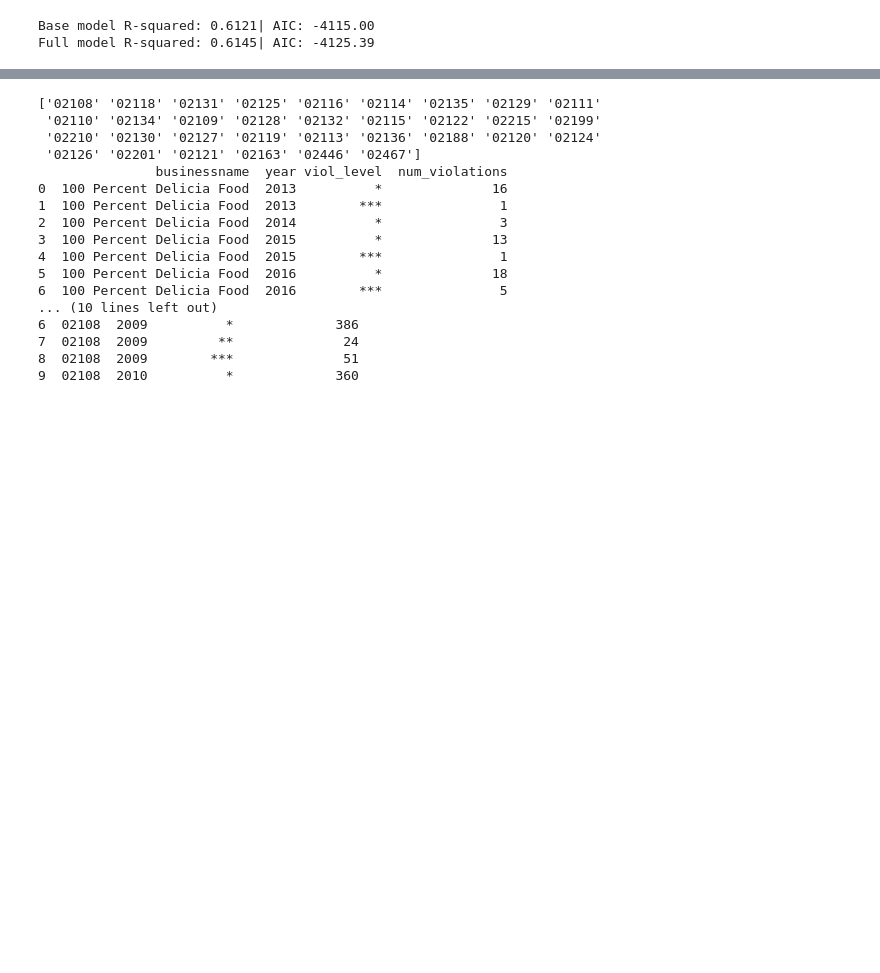
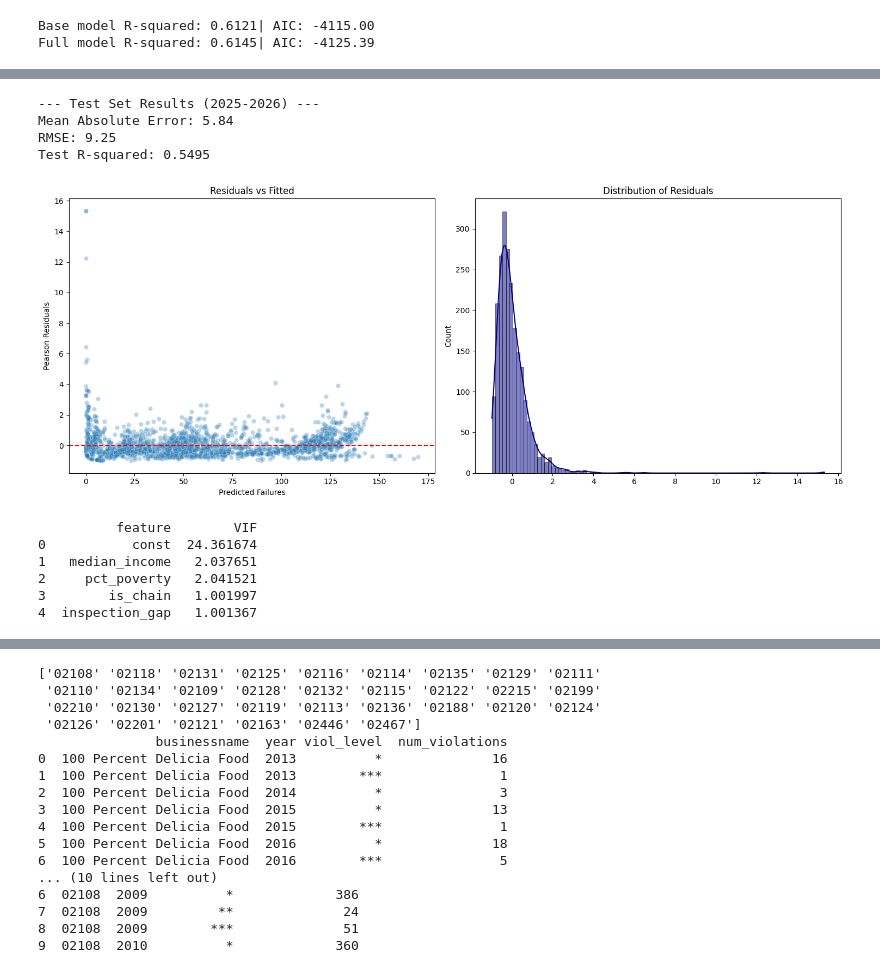
Before and after one commit to sy112-ops/YehS.ProjectDSH, a Jupyter notebook: YehS.ProjectDSH.ipynb, the cells around one changed output, grey strips where cells are left out. Saved outputs shown, nothing was run; the diff lists cells and outputs as text; code cells hidden in the pictures; blank space fills up the shorter version.

Commit message:
Modeling and validating regression assumptions. Creating predictor variables.

```diff
--- a/YehS.ProjectDSH.ipynb
+++ b/YehS.ProjectDSH.ipynb
@@ -479,0 +506,12 @@ strong multicollinearity or other numerical problems.
+# %%
+import statsmodels.api as sm
+import statsmodels.formula.api as smf
+
+#Given the long-tail, we use a negative binomial regression model.
+df_model['year'] = df_model['year'].astype('category')
+
+
+model_train = smf.glm(formula = "total_failures~median_income + pct_poverty+flag_hygiene + flag_pests + flag_debris + income_pest_interaction + is_chain + inspection_gap + year", data = train_df,
+                        family = sm.families.NegativeBinomial()).fit()
+
+print(model_train.summary())
@@ -479,0 +536,59 @@ strong multicollinearity or other numerical problems.
+# %%
+from sklearn.metrics import mean_absolute_error, mean_squared_error
+#Regression assumptions
+y_pred = model_train.predict(test_df)
+resids = model_train.resid_pearson
+
+mean_absolute_err = mean_absolute_error(y_test, y_pred)
+rmse = np.sqrt(mean_squared_error(y_test, y_pred))
+
+correlation_matrix = np.corrcoef(y_test, y_pred)
+test_r2 = correlation_matrix[0, 1]**2
+
+print(f"--- Test Set Results (2025-2026) ---")
+print(f"Mean Absolute Error: {mean_absolute_err:.2f}")
+print(f"RMSE: {rmse:.2f}")
+print(f"Test R-squared: {test_r2:.4f}")
+# %% [output]
+--- Test Set Results (2025-2026) ---
+Mean Absolute Error: 5.84
+RMSE: 9.25
+Test R-squared: 0.5495
+# %%
+fitted_vals = model_train.predict()
+fig, ax1 = plt.subplots(1,2, figsize =(15,6))
+sns.scatterplot(x = fitted_vals, y = resids, ax = ax1[0], alpha = 0.3)
+ax1[0].axhline(0, color='red', linestyle='--')
+ax1[0].set_title('Residuals vs Fitted')
+ax1[0].set_xlabel('Predicted Failures')
+ax1[0].set_ylabel('Pearson Residuals')
+
+# Plot 2: Histogram of Residuals (Normality check)
+sns.histplot(resids, kde=True, ax=ax1[1], color='darkblue')
+ax1[1].set_title('Distribution of Residuals')
+
+plt.tight_layout()
+plt.show()
+# %% [output]
+[figure, added]
+# %%
+#%pip install scikit-learn
+from statsmodels.stats.outliers_influence import variance_inflation_factor
+
+#Scan for multicollinearity
+X_vif = df_model[['median_income', 'pct_poverty', 'is_chain', 'inspection_gap']]
+X_vif = sm.add_constant(X_vif)
+
+vif_data = pd.DataFrame()
+vif_data["feature"] = X_vif.columns
+vif_data["VIF"] = [variance_inflation_factor(X_vif.values, i) for i in range(len(X_vif.columns))]
+
+print(vif_data)
+#Conclusion: No predictors violate multicollinearity
+# %% [output]
+          feature        VIF
+0           const  24.361674
+1   median_income   2.037651
+2     pct_poverty   2.041521
+3        is_chain   1.001997
+4  inspection_gap   1.001367
```
Also changed, not shown: parts of 8 cells of this notebook, 4 other files.
